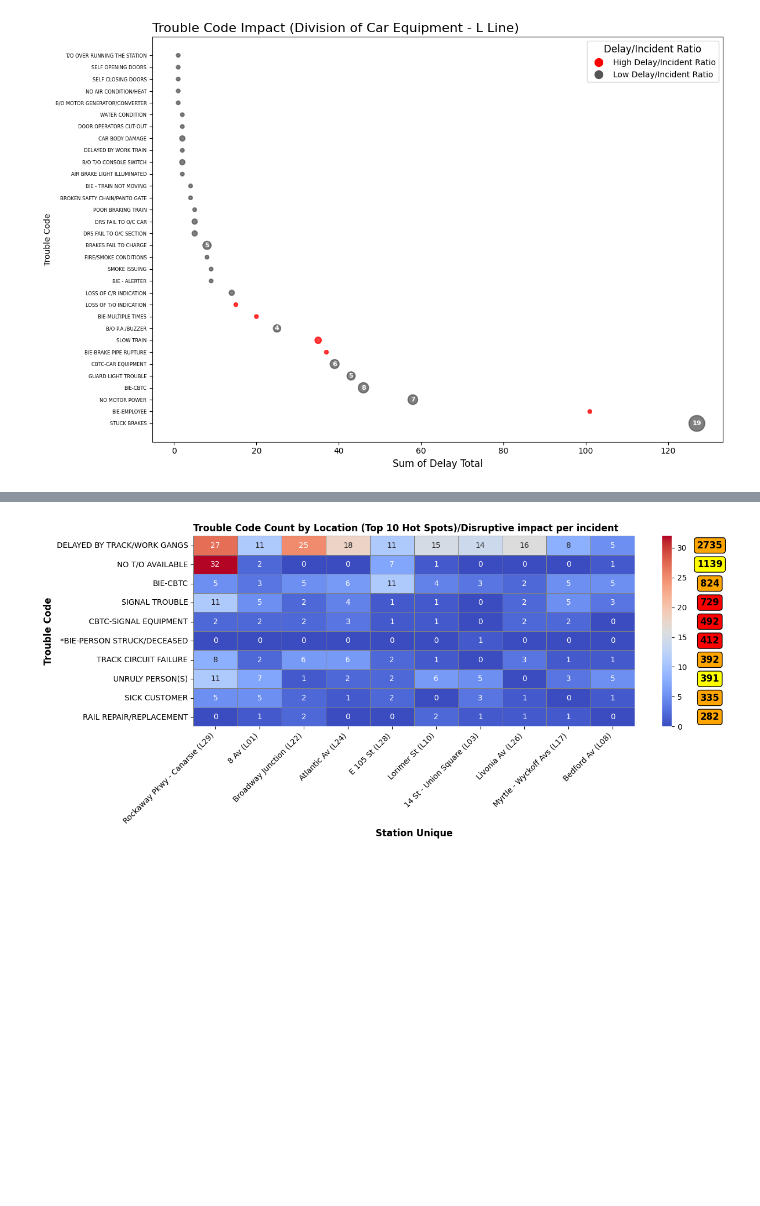
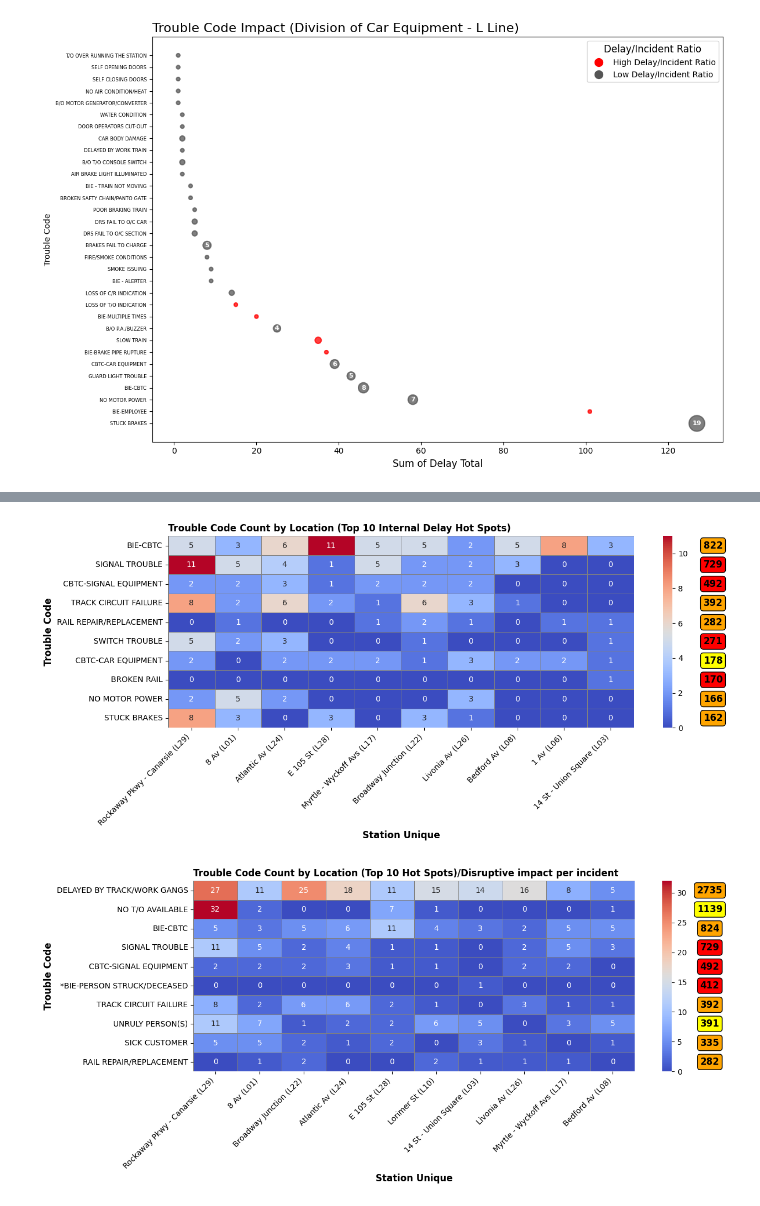
Before and after one commit to hawa1983/SD, a Jupyter notebook: 2024_L_Line_Review.ipynb, the cells around one changed output, grey strips where cells are left out. Saved outputs shown, nothing was run; the diff lists cells and outputs as text; code cells hidden in the pictures; blank space fills up the shorter version.

```diff
--- a/2024_L_Line_Review.ipynb
+++ b/2024_L_Line_Review.ipynb
@@ -1647,3 +1647,100 @@ plt.tight_layout()
 plt.show()
 # %% [output]
 [figure]
+# %%
+import pandas as pd
+import matplotlib.pyplot as plt
+import seaborn as sns
+import numpy as np
+import matplotlib.colors as mcolors
+
+# === 0. Filter for Internal Delays Only ===
+internal_data = data[data['Delay Type'] == 'Internal']
+
+# === 1. Group by Station and Trouble Code ===
+grouped_data = internal_data.groupby(['Station Unique', 'Trouble Code'])['Trouble Code'].count().unstack(fill_value=0)
+
+# === 2. Identify Top 10 Stations by Total Trouble Count ===
+top_stations = grouped_data.sum(axis=1).nlargest(10).index
+filtered_data = grouped_data.loc[top_stations]
+
+# === 3. Trouble Code Delay Summary ===
+trouble_code_summary = internal_data.groupby('Trouble Code').agg(
+    Delay_Total=('Delay Total', 'sum'),
+    Trouble_Count=('Trouble Code', 'count')
+).reset_index()
+
+# === 4. Weighted Delay Ratio + Z-Score ===
+alpha = 2
+trouble_code_summary['Weighted_Delay_Ratio'] = trouble_code_summary['Delay_Total'] / (trouble_code_summary['Trouble_Count'] + alpha)
+trouble_code_summary['Log_Weighted_Ratio'] = np.log1p(trouble_code_summary['Weighted_Delay_Ratio'])
+trouble_code_summary['Z_Score'] = (
+    trouble_code_summary['Log_Weighted_Ratio'] - trouble_code_summary['Log_Weighted_Ratio'].mean()
+) / trouble_code_summary['Log_Weighted_Ratio'].std()
+
+# === 5. Z-Score Color Classification ===
+def classify_delay(z_value):
+    if z_value <= -0.5:
+        return '#abd9e9'
+    elif z_value <= 0.5:
+        return 'yellow'
+    elif z_value <= 1.5:
+        return 'orange'
+    else:
+        return 'red'
+
+# === 6. Filter for Top 10 Trouble Codes by Delay Total ===
+top_trouble_codes = trouble_code_summary.nlargest(10, 'Delay_Total')['Trouble Code']
+filtered_data = filtered_data[top_trouble_codes]
+
+# === 7. Match Delay Totals + Classify ===
+total_delays = trouble_code_summary.set_index('Trouble Code').loc[top_trouble_codes, 'Z_Score']
+delay_colors = [classify_delay(val) for val in total_delays]
+
+# === DEBUGGING: Print Matrix for Heatmap ===
+print("\n=== Heatmap Matrix (Counts) ===")
+print(filtered_data)
+
+print("\n=== Trouble Code Delay Totals and Z-Score Colors ===")
+for i, code in enumerate(top_trouble_codes):
+    delay = int(trouble_code_summary.set_index('Trouble Code').loc[code, 'Delay_Total'])
+    z = round(total_delays[code], 2)
+    color = delay_colors[i]
+    print(f"{code}: Total Delay = {delay}, Z-Score = {z}, Color = {color}")
+
+# === 8. Append Total Delay Column for Annotation Use ===
+filtered_data['Total Delay'] = trouble_code_summary.set_index('Trouble Code').loc[top_trouble_codes, 'Delay_Total'].values
+
+# === 9. Plot ===
+fig, ax = plt.subplots(figsize=(13, 6))
+sns.heatmap(
+    filtered_data.iloc[:, :-1].T,
+    cmap="coolwarm",
+    annot=True,
+    fmt=".0f",
+    linewidths=0.5,
+    linecolor='gray',
+    ax=ax
+)
+
+# === 10. Annotate Delay Totals per Trouble Code with Color ===
+for i, (trouble_code, delay) in enumerate(total_delays.items()):
+    ax.text(
+        len(top_stations) + 1.7, i + 0.5,
+        f"{int(trouble_code_summary.set_index('Trouble Code').loc[trouble_code, 'Delay_Total'])}",
+        ha='center',
+        va='center',
+        fontsize=12,
+        fontweight='bold',
+        bbox=dict(facecolor=delay_colors[i], edgecolor='black', boxstyle='round,pad=0.3')
+    )
+
+# === 11. Labeling ===
+plt.title('Trouble Code Count by Location (Top 10 Internal Delay Hot Spots)', fontsize=12, fontweight='bold', loc='left')
+plt.xlabel('Station Unique', fontsize=12, fontweight='bold')
+plt.ylabel('Trouble Code', fontsize=12, fontweight='bold')
+plt.xticks(rotation=45, ha='right', fontsize=10)
+plt.yticks(fontsize=10)
+plt.tight_layout()
+plt.show()
+# %% [output]
@@ -1650,3 +1764,4 @@ plt.show()
+[figure, added]
 # %%
 import pandas as pd
 import matplotlib.pyplot as plt
```
Also changed, not shown: parts of 2 cells of this notebook.
